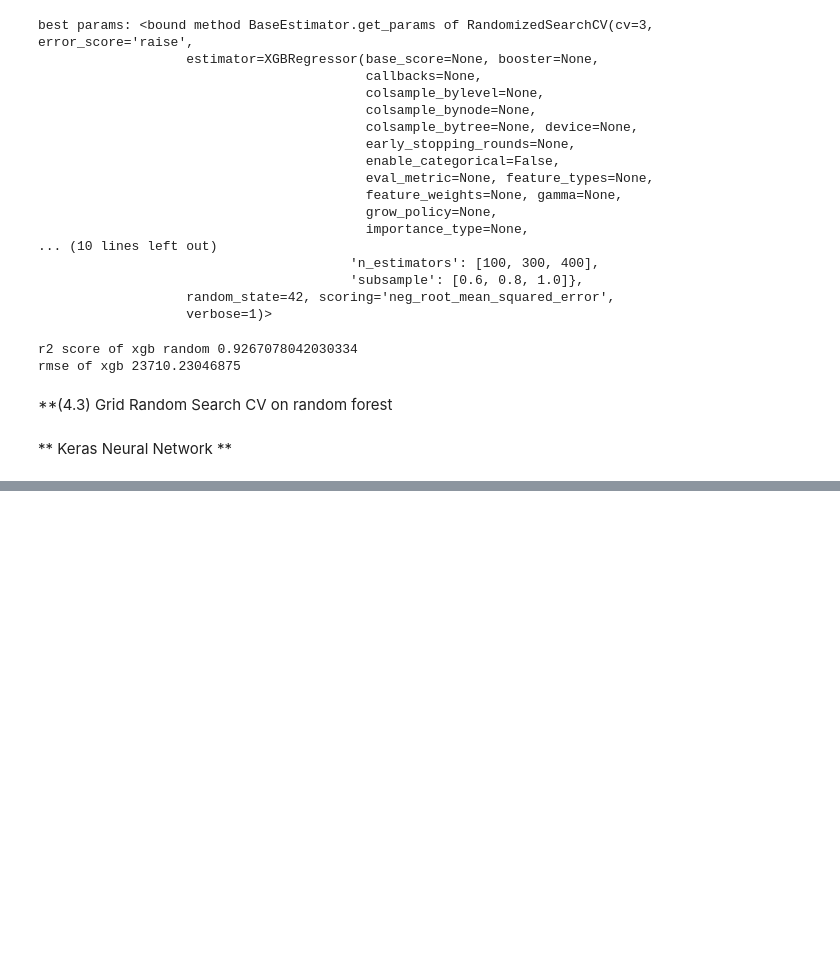
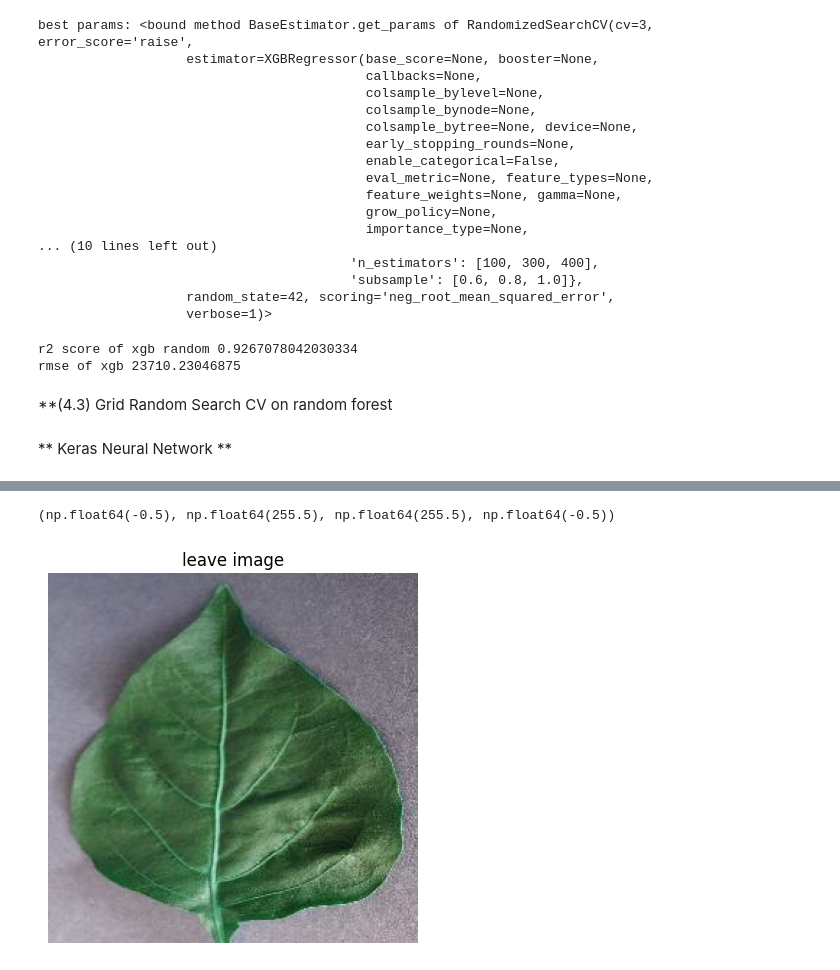
Before and after one commit to aiengrimran/poetry-project, a Jupyter notebook: notebooks/house_price_3_models.ipynb, the cells around one changed output, grey strips where cells are left out. Drawn from its saved outputs; the diff is of its cells as text; code cells hidden in the pictures; blank space fills up the shorter version.

```diff
--- a/notebooks/house_price_3_models.ipynb
+++ b/notebooks/house_price_3_models.ipynb
@@ -546,0 +599,3 @@ from sklearn.preprocessing import StandardScaler
+# %%
+import cv2 as cv
+img = cv.imread('../input/images/leave.JPG')
@@ -551,0 +630,8 @@ df = pd.read_csv('../input/train.csv')
+# %%
+plt.imshow(img)
+plt.title("leave image")
+plt.axis('off')
+# plt.show()
+# %% [output]
+(np.float64(-0.5), np.float64(255.5), np.float64(255.5), np.float64(-0.5))
+[figure, added]
```
Also changed, not shown: parts of 50 cells of this notebook, 5 other files.
